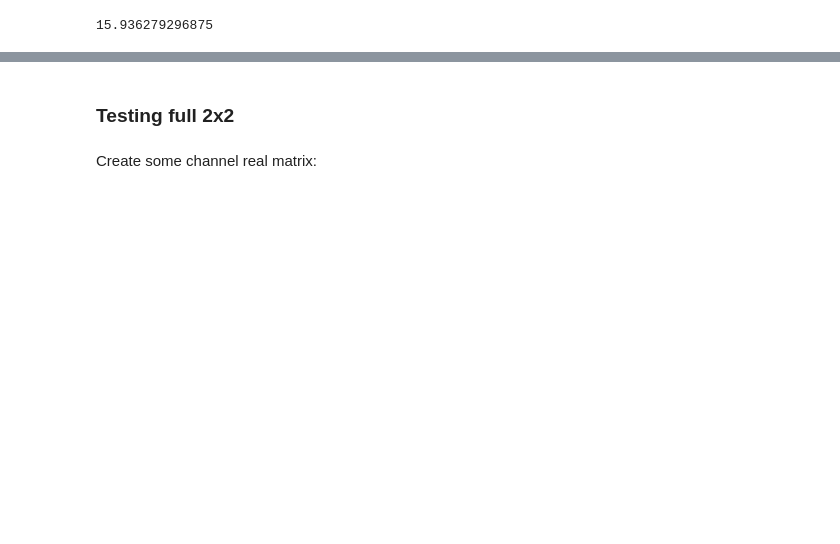
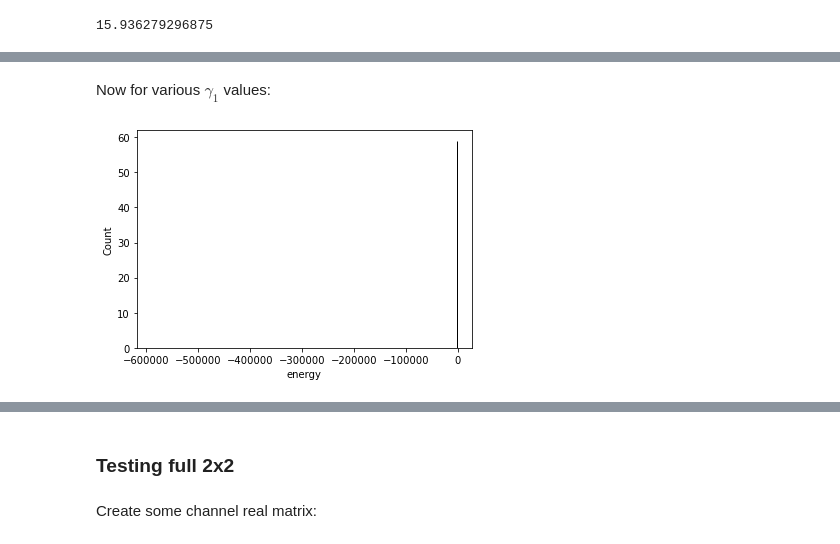
Before and after one commit to DBern97/Dwave-RAN-algs, a Jupyter notebook: Testing Max-norm.ipynb, the cells around one changed output, grey strips where cells are left out. Cells and saved outputs as stored; diff of their text form; code cells hidden in the pictures; blank space fills up the shorter version.

```diff
--- a/Testing Max-norm.ipynb
+++ b/Testing Max-norm.ipynb
@@ -660,0 +637,51 @@ KeyError: 'k[0]'
+# %% [markdown]
+Now for various $\gamma_1$ values:
+# %%
+gamma = np.linspace(1,200, 10)
+
+mu_mean, mu_std = [], []
+
+mu_result, k_result = [], []
+
+for i in range(len(gamma)):
+
+    problem = Max_Norm_LP(y, mu, k, gamma[i]) ## actually has at most quadratic terms in this case
+    problem_qubo = problem.compile().to_qubo()
+
+    sampleset = sampler.sample_qubo(problem_qubo[0], num_reads=100)
+
+    samples = sampleset.samples()
+
+
+    data = sampleset.to_pandas_dataframe()
+    min_samples = Get_Low_E_Samples(data, 0)
+
+    allmus = np.zeros(len(samples))
+    for i in range(len(allmus)):
+        allmus[i] = Float_Approx([samples[0][v] for v in muvars], domain)
+
+    mu_mean.append(np.mean(allmus))
+    mu_std.append(np.std(allmus))
+
+    sns.histplot(data['energy'])
+
+
+
+    mu_res = np.zeros(len(min_samples))
+    k_res = np.zeros((len(min_samples), length))
+
+    for i in range(len(min_samples)):
+
+        musamps = [min_samples[i][k] for k in muvars]
+        mu_res[i] = Float_Approx(musamps, domain)
+
+        ksamps = [min_samples[i][k] for k in kvars]
+        for j in range(length):
+                k_res[i][j] = Float_Approx(ksamps[j*nq_k : nq_k*(j+1)], domains[j])
+
+    mu_result.append(mu_res)
+    k_result.append(k_res)
+
+plt.show()
+# %% [output]
+[figure, added]
```
Also changed, not shown: parts of 34 cells of this notebook.
